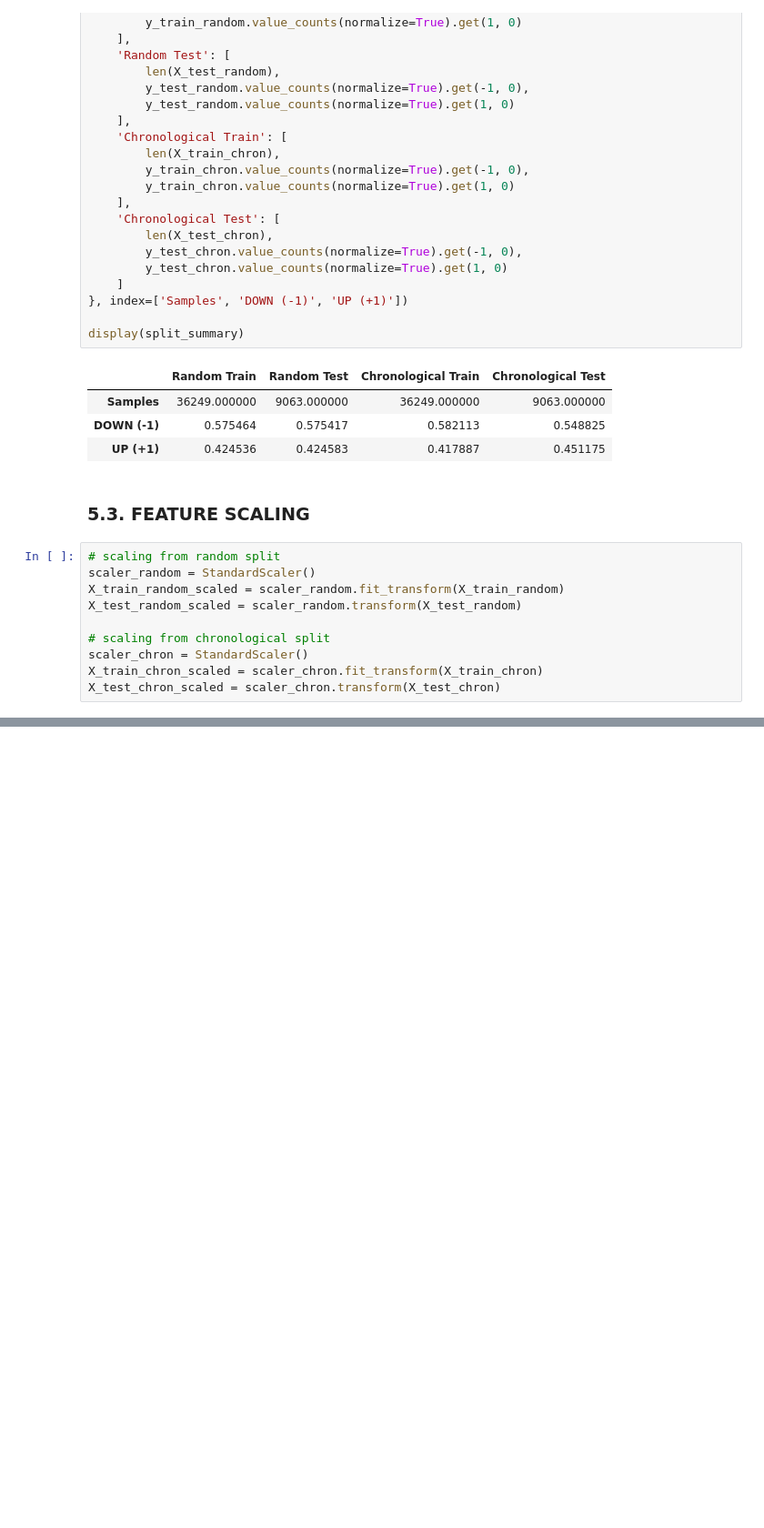
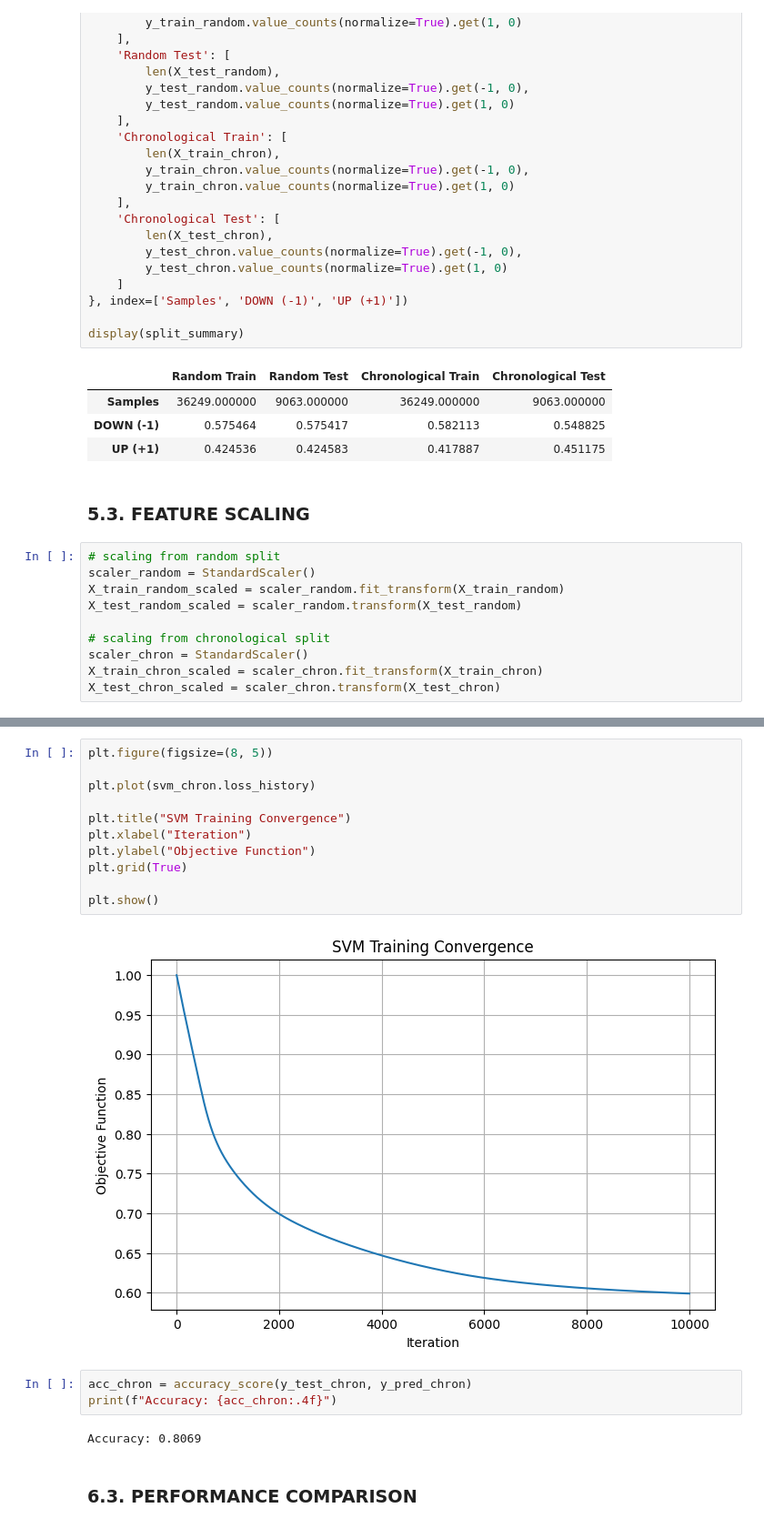
Before and after one commit to andalive/Biner_Classification_SVM, a Jupyter notebook: Biner_Classification_SVM.ipynb, the cells around one changed output, grey strips where cells are left out. Shown at 91% size. Drawn from its saved outputs; the diff is of its cells as text; blank space fills up the shorter version.

```diff
--- a/Biner_Classification_SVM.ipynb
+++ b/Biner_Classification_SVM.ipynb
@@ -771,0 +837,20 @@ X_test_chron_scaled = scaler_chron.transform(X_test_chron)
+# %%
+plt.figure(figsize=(8, 5))
+
+plt.plot(svm_chron.loss_history)
+
+plt.title("SVM Training Convergence")
+plt.xlabel("Iteration")
+plt.ylabel("Objective Function")
+plt.grid(True)
+
+plt.show()
+# %% [output]
+[figure, added]
+# %%
+acc_chron = accuracy_score(y_test_chron, y_pred_chron)
+print(f"Accuracy: {acc_chron:.4f}")
+# %% [output]
+Accuracy: 0.8069
+# %% [markdown]
+### 6.3. PERFORMANCE COMPARISON
```
Also changed, not shown: parts of 15 cells of this notebook, 6 other files.
